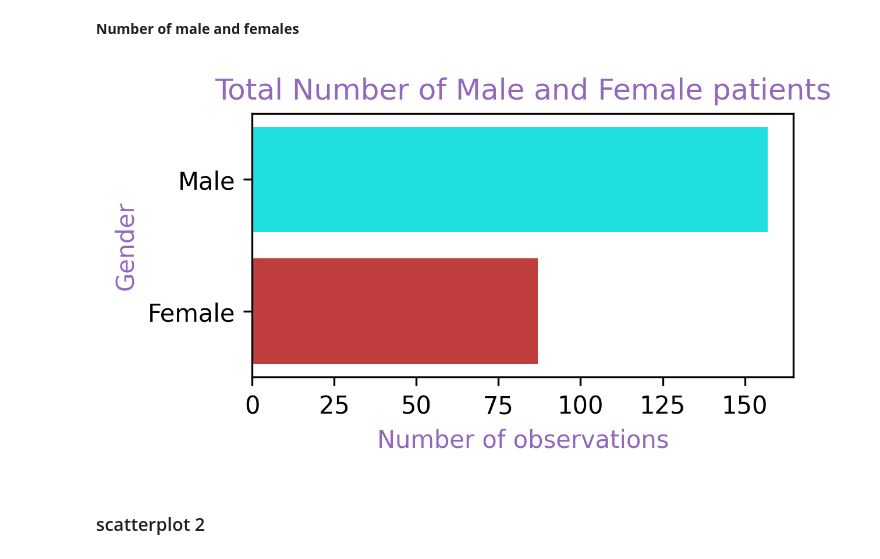
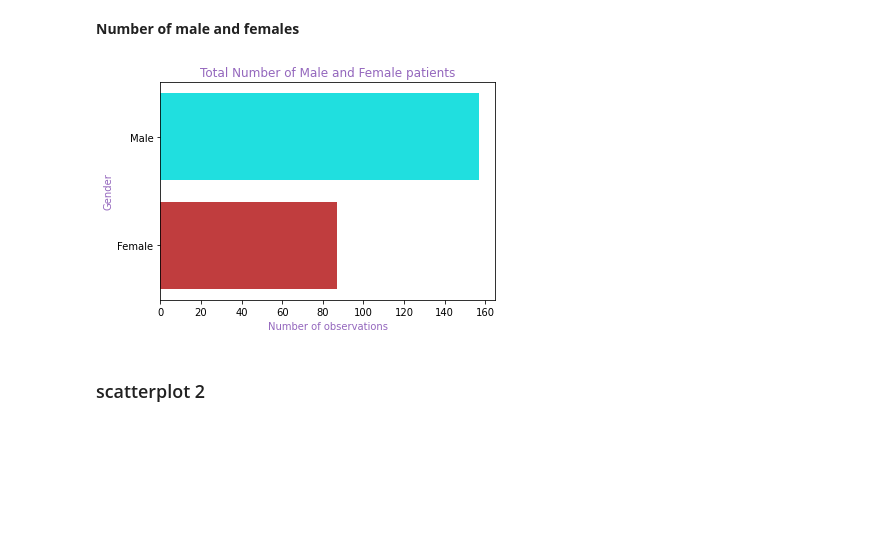
Before and after one commit to ishtiakrongon/Datacamp-Introduction_to_Data_Visualization_with_Seaborn, a Jupyter notebook: Visualizing two quantitative variables.ipynb, the cells around one changed output. Saved outputs shown, nothing was run; the diff lists cells and outputs as text; code cells hidden in the pictures; blank space fills up the shorter version.

```diff
--- a/Visualizing two quantitative variables.ipynb
+++ b/Visualizing two quantitative variables.ipynb
@@ -39,25 +39,25 @@ sns.scatterplot(
 # %% [markdown]
 **Number of male and females**
 # %%
-fig, ax = plt.subplots(figsize = (4, 2),dpi = 300)
+fig, ax = plt.subplots()
 
 palette_col = {
     'Male' : 'cyan',
     'Female' : 'tab:red'
 }
 
 sns.countplot(
     y = "sex",
     data = tips,
     palette = palette_col
 )
 
 ax.set_xlabel('Number of observations', color = 'tab:purple')
 ax.set_ylabel('Gender', color = 'tab:purple')
 ax.set_title('Total Number of Male and Female patients', color = 'tab:purple')
 plt.show()
 # %% [output]
-[figure, old version]
+[figure, new version]
 # %% [markdown]
 ### scatterplot 2
 # %%
```
Also changed, not shown: parts of 5 cells of this notebook.
